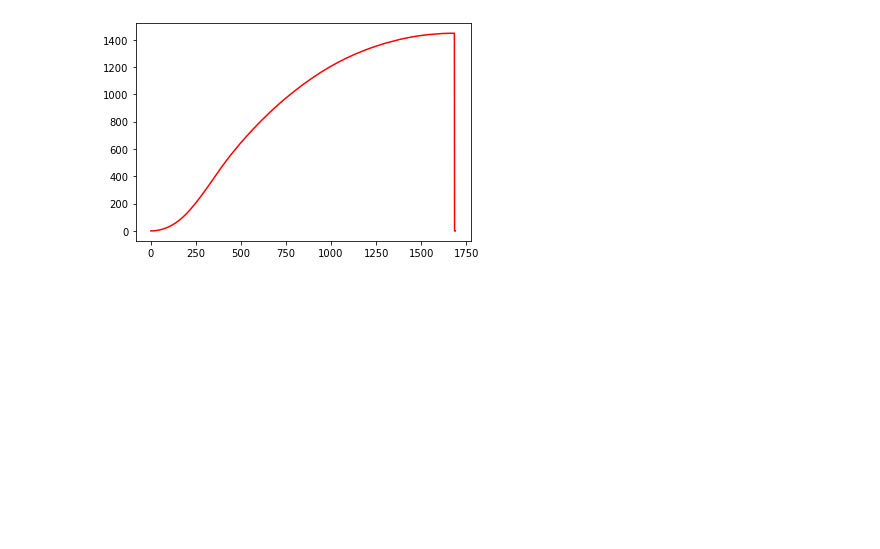
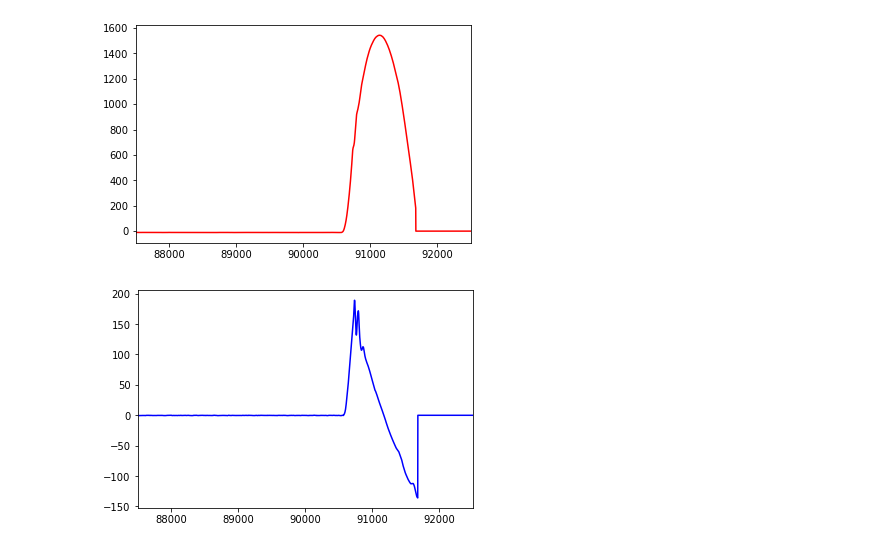
Before and after one commit to catsystems/cats-embedded, a Jupyter notebook: sim/KF.ipynb, the cells around one changed output. Cells and saved outputs as stored; diff of their text form; code cells hidden in the pictures; blank space fills up the shorter version.

```diff
--- a/sim/KF.ipynb
+++ b/sim/KF.ipynb
@@ -3,11 +3,11 @@ import pandas as pd
 import matplotlib.pyplot as plt
 
 #log = 'logs/recovery-data.csv'
-log = 'logs/Sensor_data_100Hz_2.csv'
-log_type = 'simcon'
+#log = 'logs/Sensor_data_100Hz_2.csv'
+#log_type = 'simcon'
 
-#log = 'logs/recovery-data.csv'
-#log_type = 'rec'
+log = 'logs/recovery-data.csv'
+log_type = 'rec'
 
 sensor_mapper = {'f9c9f80b-679c-41ba-a720-1d9d7fd54d4f': 'acc_z_0',
                  '1ec96258-c5b0-4ace-b138-d4b6ebb94077': 'acc_z_0',
@@ -82,7 +82,21 @@ def prediction_step(x_bar, u_bar, P_bar):
     P_hat = np.matmul(np.matmul(Ad, P_bar), np.transpose(Ad)) + np.matmul(Gd * Q, np.transpose(Gd))
     return x_hat, P_hat
 
-def update_step(x_hat, P_hat, measurement):
+def update_step_rec(x_hat, P_hat, measurement):
+    # Again, needs to be moved into the include
+    H = np.array([[1, 0, 0], [1, 0, 0]])
+    R = 1*np.eye(2)
+    # Finished including
+
+    K = np.matmul(np.matmul(P_hat, np.transpose(H)), np.linalg.pinv(np.matmul(np.matmul(H, P_hat), np.transpose(H))+R)) # K = P_hat*H'*(H*P_hat*H'+R)^-1
+
+    x_bar = x_hat + np.matmul(K, (measurement - np.matmul(H, x_hat)))
+
+    P_bar = np.matmul((np.eye(3) - np.matmul(K, H)), P_hat)
+
+    return x_bar, P_bar
+
+def update_step_sim(x_hat, P_hat, measurement):
     # Again, needs to be moved into the include
     H = np.array([[1, 0, 0], [1, 0, 0], [1, 0, 0]])
     R = 1*np.eye(3)
@@ -133,6 +165,17 @@ for timestamp, sensor_readings in log_df.iterrows():
+# %%
+plot_limits = [87500, 92500]
 # %%
 plt.plot(height, 'r')
+axes = plt.gca()
+axes.set_xlim(plot_limits)
 plt.show()
 # %% [output]
-[figure, old version]
+[figure, new version]
+# %%
+plt.plot(velocity, 'b')
+axes = plt.gca()
+axes.set_xlim(plot_limits)
+plt.show()
+# %% [output]
+[figure, added]
 # %%
```
Also changed, not shown: parts of 7 cells of this notebook.
